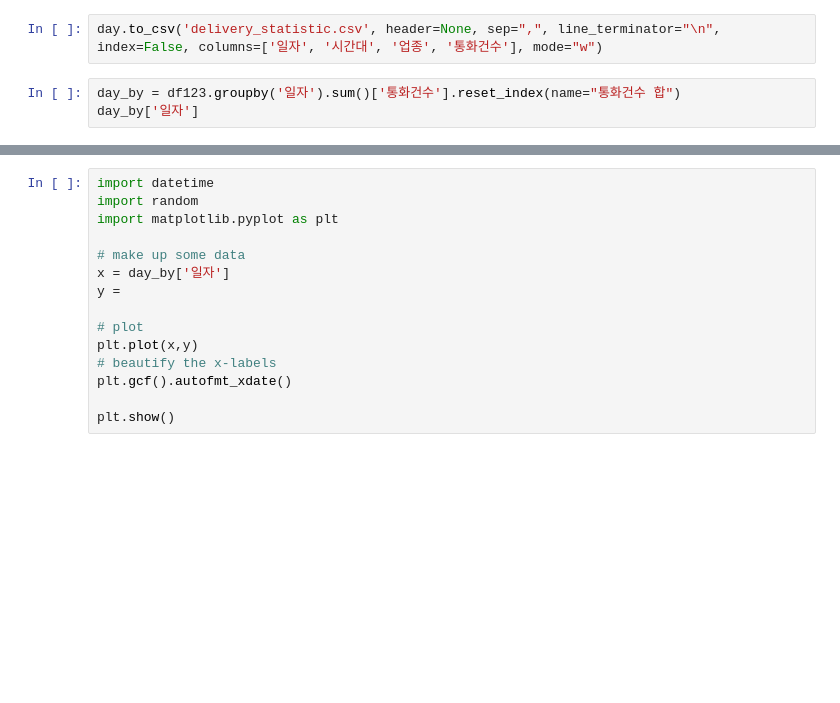
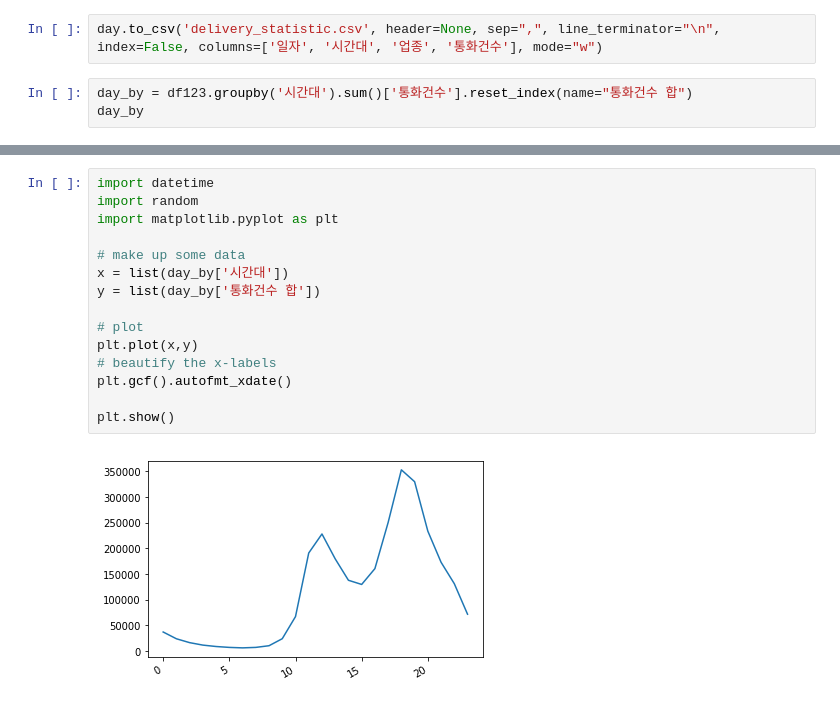
Before and after one commit to gmlwn5470/cloud_crawling_pj, a Jupyter notebook: test_delivery_data.ipynb, the cells around one changed output, grey strips where cells are left out. Saved outputs shown, nothing was run; the diff lists cells and outputs as text; blank space fills up the shorter version.

```diff
--- a/test_delivery_data.ipynb
+++ b/test_delivery_data.ipynb
@@ -195,6 +195,6 @@ Name: 통화건수, Length: 8433, dtype: int64
 # %%
 day.to_csv('delivery_statistic.csv', header=None, sep=",", line_terminator="\n", index=False, columns=['일자', '시간대', '업종', '통화건수'], mode="w")
 # %%
-day_by = df123.groupby('일자').sum()['통화건수'].reset_index(name="통화건수 합")
-day_by['일자']
+day_by = df123.groupby('시간대').sum()['통화건수'].reset_index(name="통화건수 합")
+day_by
 # %% [output]
@@ -218,15 +218,17 @@ Name: 일자, Length: 92, dtype: int64
 # %%
 import datetime
 import random
 import matplotlib.pyplot as plt
 
 # make up some data
-x = day_by['일자']
-y =
+x = list(day_by['시간대'])
+y = list(day_by['통화건수 합'])
 
 # plot
 plt.plot(x,y)
 # beautify the x-labels
 plt.gcf().autofmt_xdate()
 
 plt.show()
+# %% [output]
+[figure, added]
```
Also changed, not shown: parts of 1 cell of this notebook, 1 other file.
